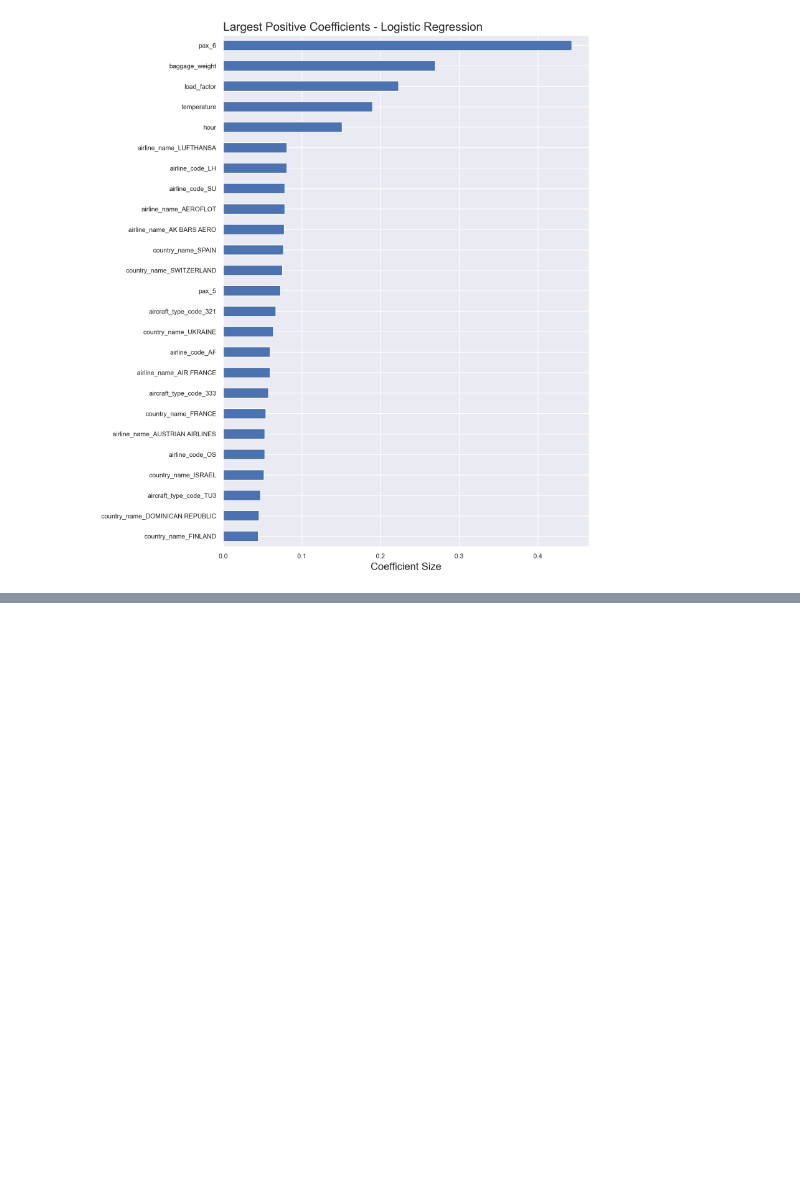
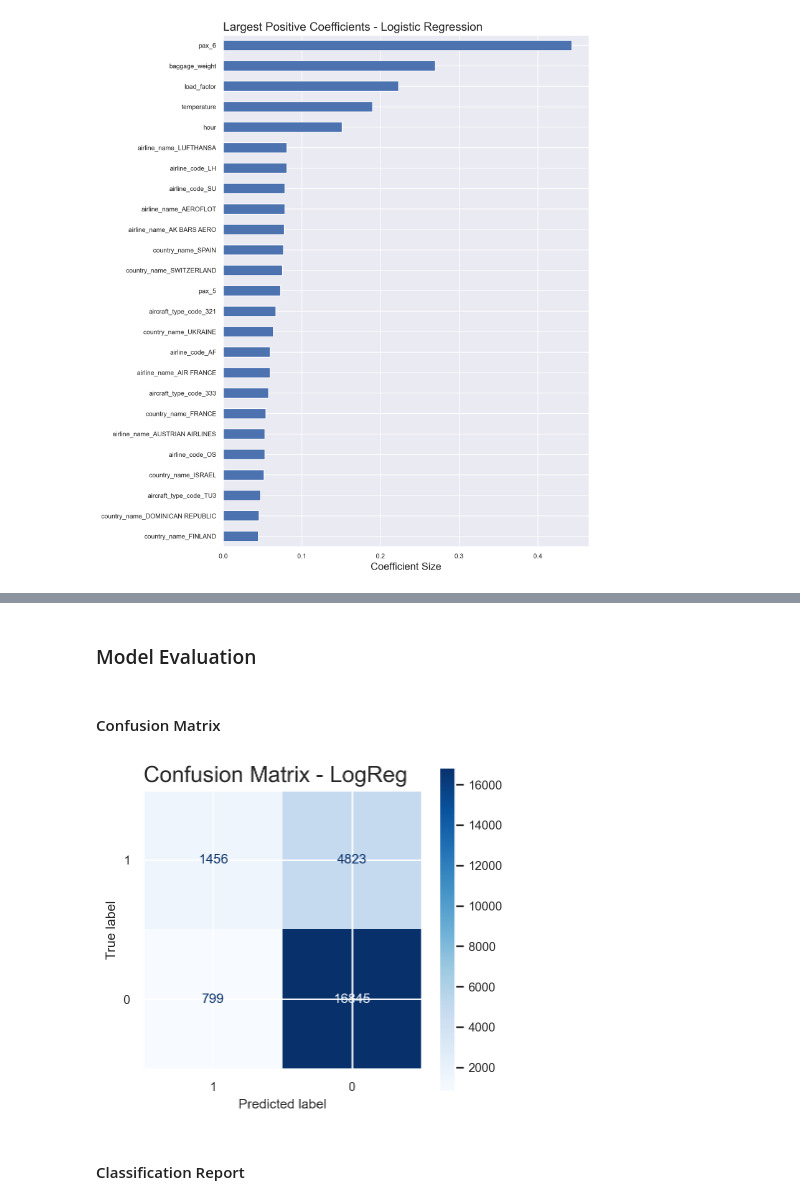
Before and after one commit to fedfioravanti/General_Assembly_Capstone, a Jupyter notebook: GA_Capstone_03_modelling.ipynb, the cells around one changed output, grey strips where cells are left out. Cells and saved outputs as stored; diff of their text form; code cells hidden in the pictures; blank space fills up the shorter version.

```diff
--- a/GA_Capstone_03_modelling.ipynb
+++ b/GA_Capstone_03_modelling.ipynb
@@ -612,0 +611,2 @@ AttributeError: 'LogisticRegression' object has no attribute 'feature_importance
+# %% [markdown]
+### Model Evaluation
@@ -612,0 +616,11 @@ AttributeError: 'LogisticRegression' object has no attribute 'feature_importance
+# %% [markdown]
+#### Confusion Matrix
+# %%
+fig, ax = plt.subplots(figsize=(4, 4))
+plot_confusion_matrix(best_logr, X_test, y_test, cmap='Blues', labels=[1, 0], ax=ax)
+plt.title('Confusion Matrix - LogReg', loc='left', fontsize = 16)
+plt.show()
+# %% [output]
+[figure, added]
+# %% [markdown]
+#### Classification Report
```
Also changed, not shown: parts of 6 cells of this notebook.
